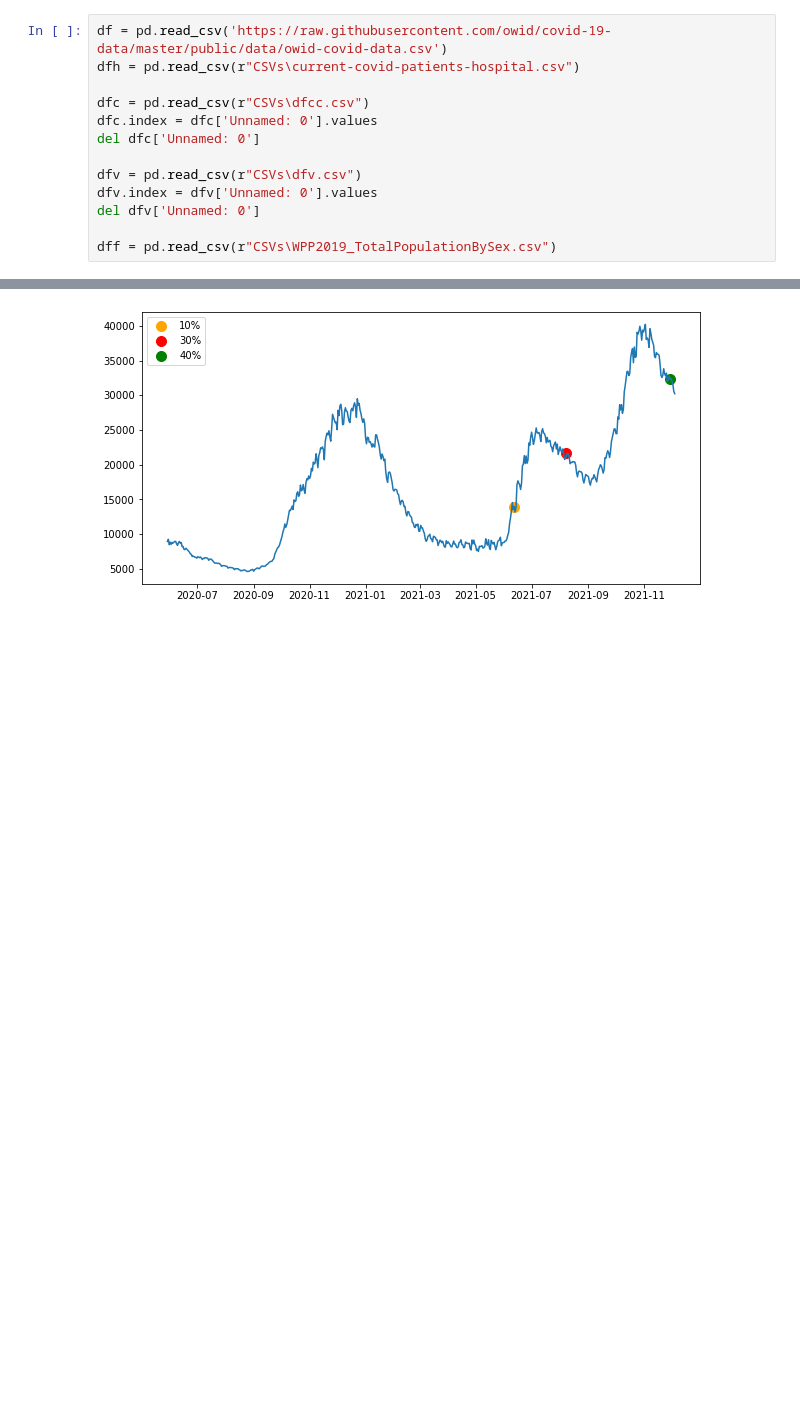
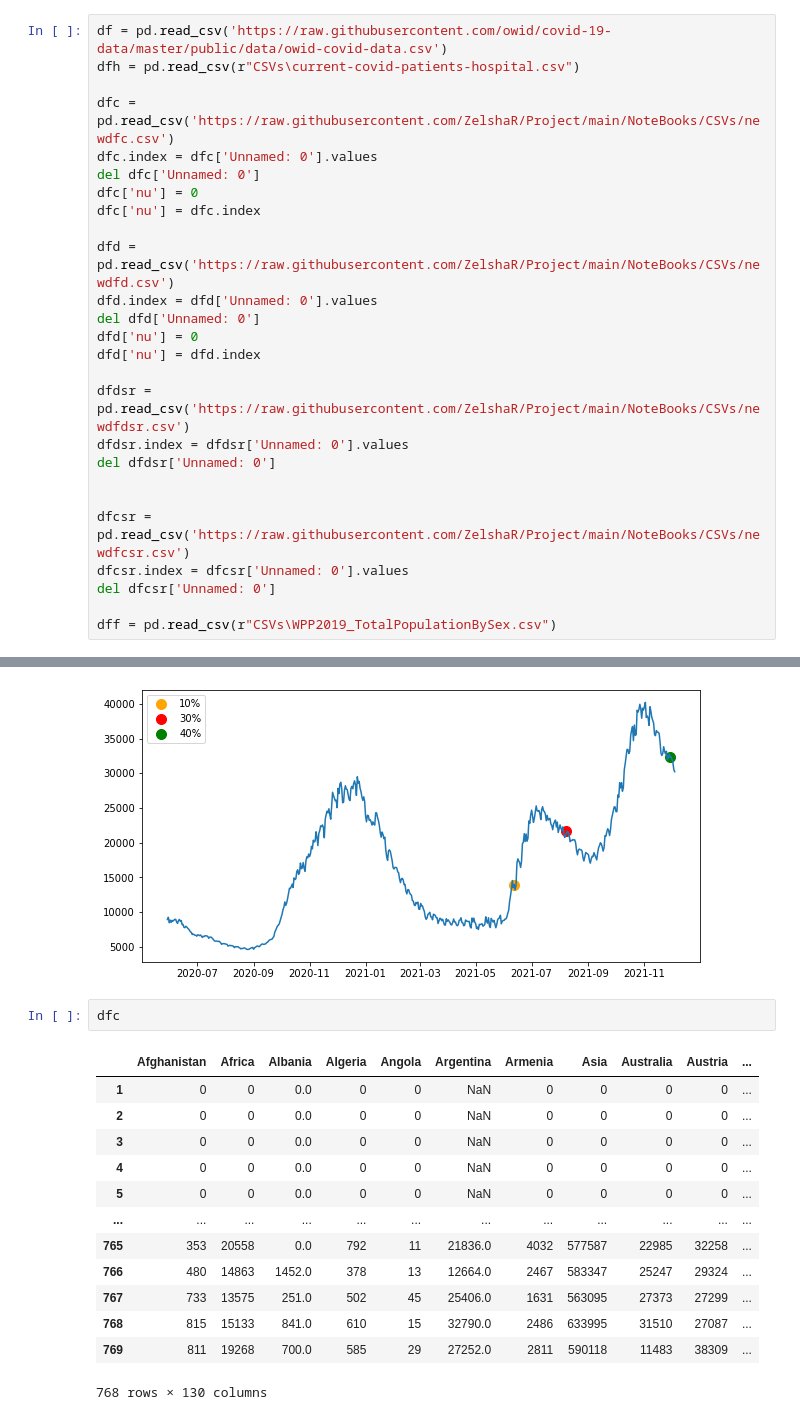
Before and after one commit to ZelshaR/Project, a Jupyter notebook: NoteBooks/Работаю над данными - Игнат.ipynb, the cells around one changed output, grey strips where cells are left out. Saved outputs shown, nothing was run; the diff lists cells and outputs as text; blank space fills up the shorter version.

```diff
--- a/NoteBooks/Работаю над данными - Игнат.ipynb
+++ b/NoteBooks/Работаю над данными - Игнат.ipynb
@@ -8,13 +8,26 @@ import matplotlib.pyplot as plt
 df = pd.read_csv('https://raw.githubusercontent.com/owid/covid-19-data/master/public/data/owid-covid-data.csv')
 dfh = pd.read_csv(r"CSVs\current-covid-patients-hospital.csv")
 
-dfc = pd.read_csv(r"CSVs\dfcc.csv")
+dfc = pd.read_csv('https://raw.githubusercontent.com/ZelshaR/Project/main/NoteBooks/CSVs/newdfc.csv')
 dfc.index = dfc['Unnamed: 0'].values
 del dfc['Unnamed: 0']
+dfc['nu'] = 0
+dfc['nu'] = dfc.index
 
-dfv = pd.read_csv(r"CSVs\dfv.csv")
-dfv.index = dfv['Unnamed: 0'].values
-del dfv['Unnamed: 0']
+dfd = pd.read_csv('https://raw.githubusercontent.com/ZelshaR/Project/main/NoteBooks/CSVs/newdfd.csv')
+dfd.index = dfd['Unnamed: 0'].values
+del dfd['Unnamed: 0']
+dfd['nu'] = 0
+dfd['nu'] = dfd.index
+
+dfdsr = pd.read_csv('https://raw.githubusercontent.com/ZelshaR/Project/main/NoteBooks/CSVs/newdfdsr.csv')
+dfdsr.index = dfdsr['Unnamed: 0'].values
+del dfdsr['Unnamed: 0']
+
+
+dfcsr = pd.read_csv('https://raw.githubusercontent.com/ZelshaR/Project/main/NoteBooks/CSVs/newdfcsr.csv')
+dfcsr.index = dfcsr['Unnamed: 0'].values
+del dfcsr['Unnamed: 0']
 
 dff = pd.read_csv(r"CSVs\WPP2019_TotalPopulationBySex.csv")
 # %%
@@ -259,5 +272,21 @@ plt.legend()
 plt.show()
 # %% [output]
 [figure]
+# %%
+dfc
+# %% [output]
+|  | Afghanistan | Africa | Albania | Algeria | Angola | Argentina | Armenia | Asia | Australia | Austria | ... |
+| 1 | 0 | 0 | 0.0 | 0 | 0 | NaN | 0 | 0 | 0 | 0 | ... |
+| 2 | 0 | 0 | 0.0 | 0 | 0 | NaN | 0 | 0 | 0 | 0 | ... |
+| 3 | 0 | 0 | 0.0 | 0 | 0 | NaN | 0 | 0 | 0 | 0 | ... |
+| 4 | 0 | 0 | 0.0 | 0 | 0 | NaN | 0 | 0 | 0 | 0 | ... |
+| 5 | 0 | 0 | 0.0 | 0 | 0 | NaN | 0 | 0 | 0 | 0 | ... |
+| ... | ... | ... | ... | ... | ... | ... | ... | ... | ... | ... | ... |
+| 765 | 353 | 20558 | 0.0 | 792 | 11 | 21836.0 | 4032 | 577587 | 22985 | 32258 | ... |
+| 766 | 480 | 14863 | 1452.0 | 378 | 13 | 12664.0 | 2467 | 583347 | 25247 | 29324 | ... |
+| 767 | 733 | 13575 | 251.0 | 502 | 45 | 25406.0 | 1631 | 563095 | 27373 | 27299 | ... |
+| 768 | 815 | 15133 | 841.0 | 610 | 15 | 32790.0 | 2486 | 633995 | 31510 | 27087 | ... |
+| 769 | 811 | 19268 | 700.0 | 585 | 29 | 27252.0 | 2811 | 590118 | 11483 | 38309 | ... |
+768 rows × 130 columns
 # %%
 a = 0
```
Also changed, not shown: parts of 3 cells of this notebook, 7 other files.
